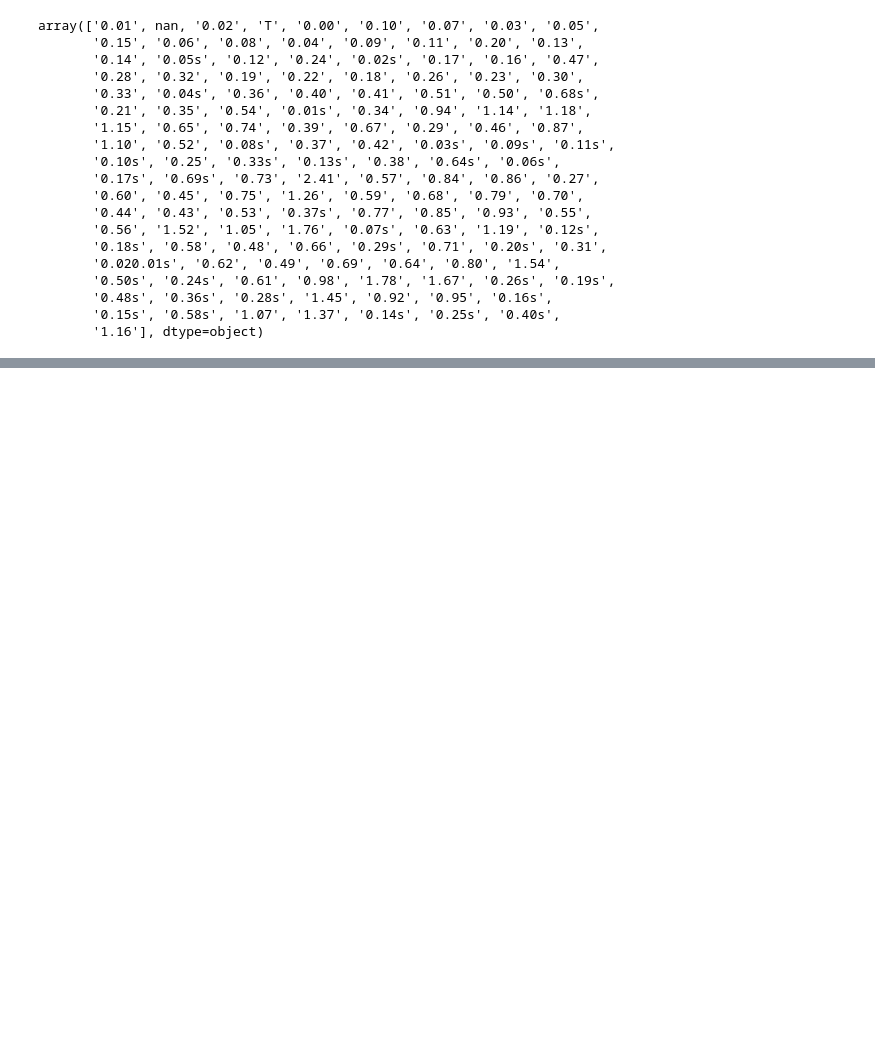
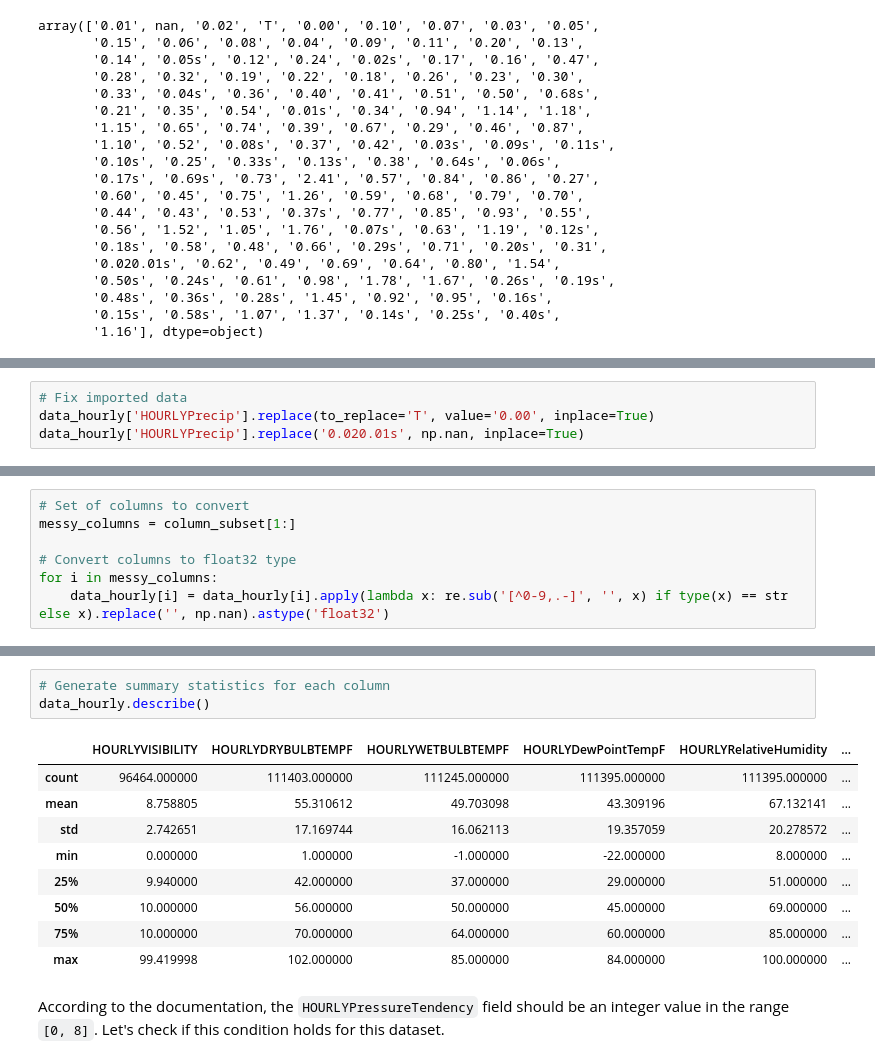
Before and after one commit to LoganMil/IBM-Data-Science-Professional-Certificate, a Jupyter notebook: 02_ToolsForDataScience/practice_NOAAWeatherData-JFK.ipynb, the cells around one changed output, grey strips where cells are left out. Drawn from its saved outputs; the diff is of its cells as text; blank space fills up the shorter version.

Commit message:
further data cleaning

```diff
--- a/02_ToolsForDataScience/practice_NOAAWeatherData-JFK.ipynb
+++ b/02_ToolsForDataScience/practice_NOAAWeatherData-JFK.ipynb
@@ -176,0 +181,4 @@ array(['0.01', nan, '0.02', 'T', '0.00', '0.10', '0.07', '0.03', '0.05',
+# %%
+# Fix imported data
+data_hourly['HOURLYPrecip'].replace(to_replace='T', value='0.00', inplace=True)
+data_hourly['HOURLYPrecip'].replace('0.020.01s', np.nan, inplace=True)
@@ -176,0 +188,7 @@ array(['0.01', nan, '0.02', 'T', '0.00', '0.10', '0.07', '0.03', '0.05',
+# %%
+# Set of columns to convert
+messy_columns = column_subset[1:]
+
+# Convert columns to float32 type
+for i in messy_columns:
+    data_hourly[i] = data_hourly[i].apply(lambda x: re.sub('[^0-9,.-]', '', x) if type(x) == str else x).replace('', np.nan).astype('float32')
@@ -176,0 +232,15 @@ array(['0.01', nan, '0.02', 'T', '0.00', '0.10', '0.07', '0.03', '0.05',
+# %%
+# Generate summary statistics for each column
+data_hourly.describe()
+# %% [output]
+|  | HOURLYVISIBILITY | HOURLYDRYBULBTEMPF | HOURLYWETBULBTEMPF | HOURLYDewPointTempF | HOURLYRelativeHumidity | ... |
+| count | 96464.000000 | 111403.000000 | 111245.000000 | 111395.000000 | 111395.000000 | ... |
+| mean | 8.758805 | 55.310612 | 49.703098 | 43.309196 | 67.132141 | ... |
+| std | 2.742651 | 17.169744 | 16.062113 | 19.357059 | 20.278572 | ... |
+| min | 0.000000 | 1.000000 | -1.000000 | -22.000000 | 8.000000 | ... |
+| 25% | 9.940000 | 42.000000 | 37.000000 | 29.000000 | 51.000000 | ... |
+| 50% | 10.000000 | 56.000000 | 50.000000 | 45.000000 | 69.000000 | ... |
+| 75% | 10.000000 | 70.000000 | 64.000000 | 60.000000 | 85.000000 | ... |
+| max | 99.419998 | 102.000000 | 85.000000 | 84.000000 | 100.000000 | ... |
+# %% [markdown]
+According to the documentation, the `HOURLYPressureTendency` field should be an integer value in the range `[0, 8]`. Let's check if this condition holds for this dataset.
```
Also changed, not shown: parts of 11 cells of this notebook.
